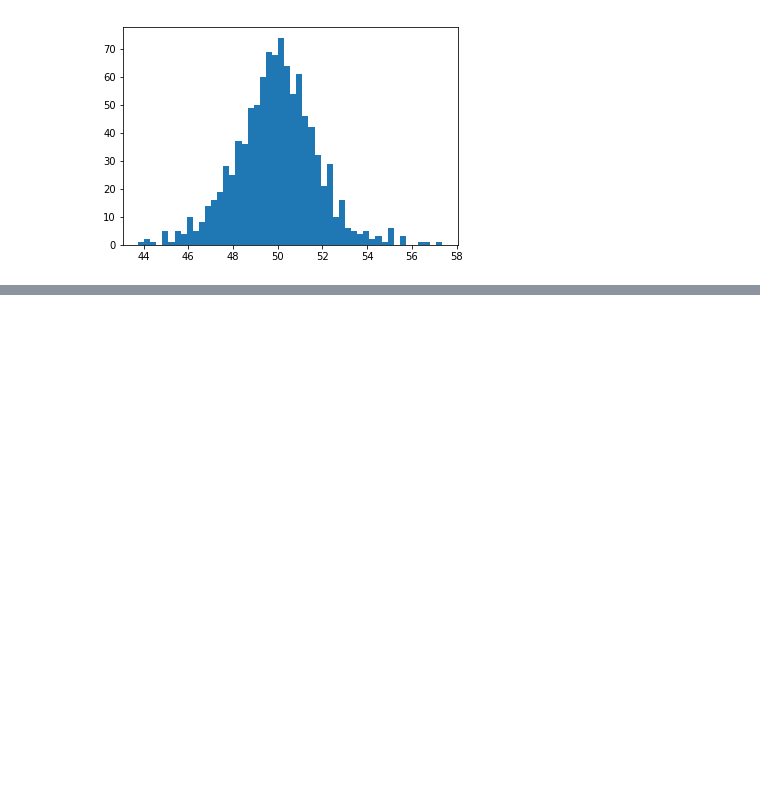
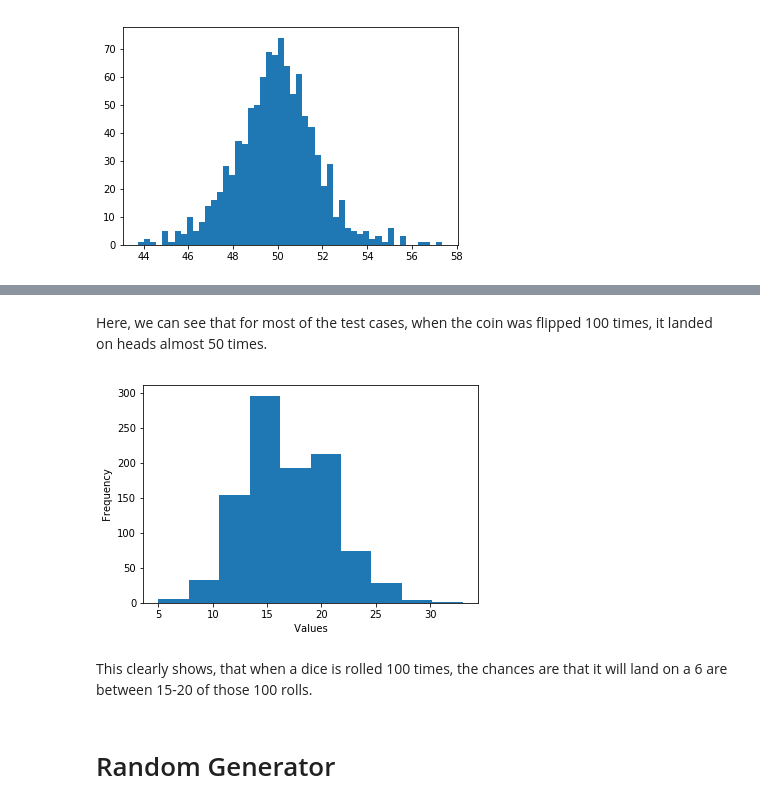
Before and after one commit to 123kieran/EmergingTechnologies, a Jupyter notebook: numpy-random.ipynb, the cells around one changed output, grey strips where cells are left out. Cells and saved outputs as stored; diff of their text form; code cells hidden in the pictures; blank space fills up the shorter version.

```diff
--- a/numpy-random.ipynb
+++ b/numpy-random.ipynb
@@ -213,0 +280,14 @@ count, bins, ignored = plt.hist(s, bins=50)
+# %% [markdown]
+Here, we can see that for most of the test cases, when the coin was flipped 100 times, it landed on heads almost 50 times.
+# %%
+s = np.random.binomial(100, (1/6), 1000) ### 100 dice rolls with 1/6 chance of getting a 6, done 1000 times
+plt.ylabel(" Frequency ")
+plt.xlabel(" Values ")
+plt.hist(s)
+plt.show()
+# %% [output]
+[figure, added]
+# %% [markdown]
+This clearly shows, that when a dice is rolled 100 times, the chances are that it will land on a 6 are between 15-20 of those 100 rolls.
+# %% [markdown]
+# Random Generator
```
Also changed, not shown: parts of 11 cells of this notebook.
